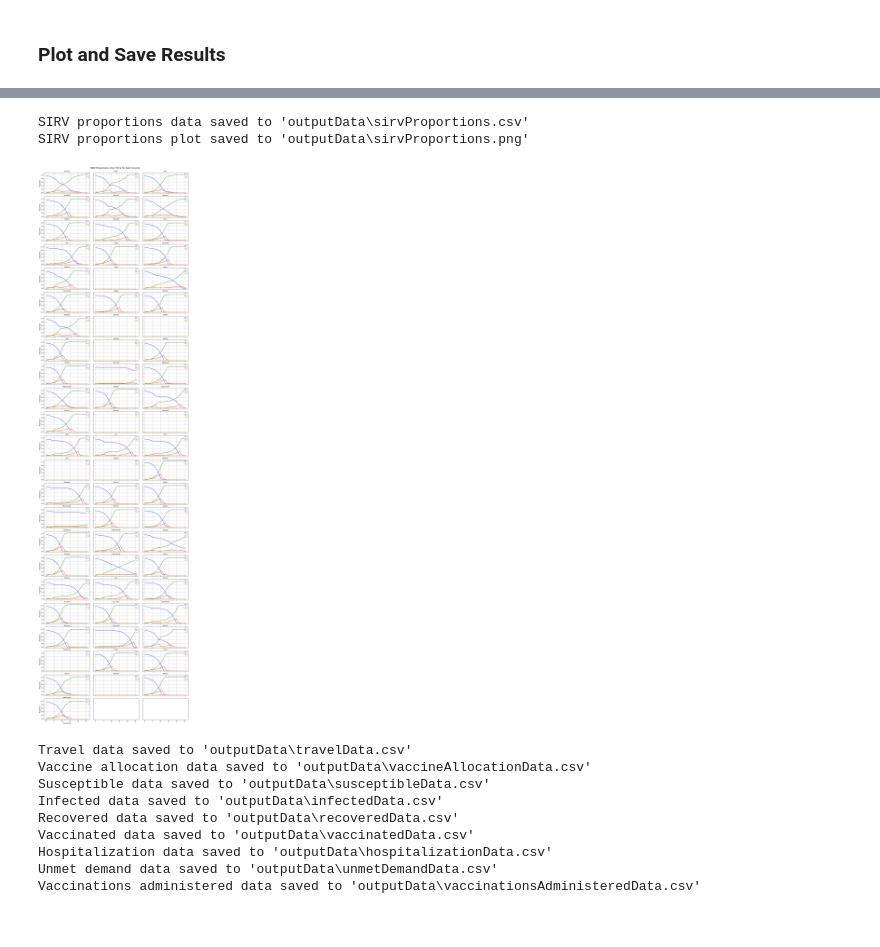
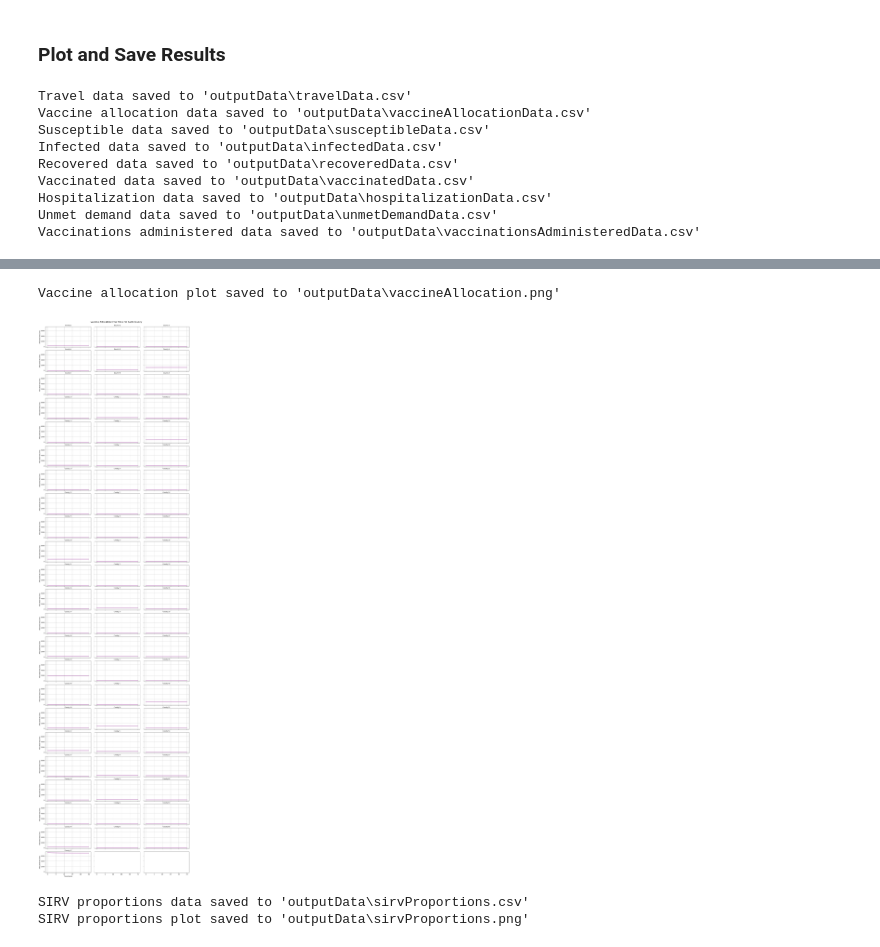
Before and after one commit to alexdelise/Data-Driven-SIRV-OR, a Jupyter notebook: codeSIRV.ipynb, the cells around one changed output, grey strips where cells are left out. Cells and saved outputs as stored; diff of their text form; code cells hidden in the pictures.

Commit message:
need to reformulate entire model pretty much

```diff
--- a/codeSIRV.ipynb
+++ b/codeSIRV.ipynb
@@ -192,7 +216,7 @@ def plot_unmet_demand(model, T_prime, I):
 ### Run the Model (Travel Constraints Not Working)
 # %%
 # Load data files
-distanceDF = pd.read_csv("inputData/Distance.csv", header=None)   # Distance between counties
+distanceDF = pd.read_csv("inputData/Sorted_Distance.csv", header=None)   # Distance between counties
 capacityDF = pd.read_csv("inputData/Capacity.csv", header=None)   # Healthcare facility capacities
 populationDF = pd.read_csv("inputData/Population.csv", header=None)  # Population per county
 vaccineDF = pd.read_csv("inputData/Florida_Weekly_Vaccine_Summary.csv")  # Weekly vaccination data
@@ -210,10 +234,10 @@ T = range(t_B, t_E + 1)        # Set of time periods
 T_prime = range(t_B, t_E + 1, psi)  # Set of decision-making time periods
 
 # Initial values for SIRV model (absolute counts)
-initial_S_fraction = 0.94
+initial_S_fraction = 0.99
 initial_I_fraction = 0.01
 initial_R_fraction = 0.00
-initial_X_fraction = 0.05
+initial_X_fraction = 0.00
 
 # Population for each county
 population = {i: populationDF.iloc[i-1, 0] for i in I}
@@ -226,15 +250,15 @@ initial_I = {i: initial_I_fraction * N[i] for i in I}  # Initial infected count
 initial_R = {i: initial_R_fraction * N[i] for i in I}  # Initial recovered count
 initial_X = {i: initial_X_fraction * N[i] for i in I}  # Initial vaccinated count
 
-# Model parameters
-beta = {i: 0.99 for i in I}            # Transmission rate for each county
-gamma = {i: 0.75 for i in I}           # Recovery rate for each county (e.g., 1 week infectious period)
-l = {i: 0.25 for i in I}               # Leaky vaccine probability for each county
-rho = {i: 0.15 for i in I}             # Hospitalization rate for each county
+# Updated model parameters
+beta = {i: 0.3 for i in I}            # Transmission rate for each county
+gamma = {i: 0.85 for i in I}           # Recovery rate for each county
+l = {i: 0.1 for i in I}               # Leaky vaccine probability for each county
+rho = {i: 0.1 for i in I}             # Hospitalization rate for each county
 C = {j: capacityDF.iloc[j-1, 0] for j in J}  # Capacity at each healthcare facility
-V_total = {t: 10000 for t in T_prime}   # Total vaccines available at each decision period
+V_total = {t: 20000 for t in T_prime}   # Total vaccines available at each decision period
 d = {(i, j): distanceDF.iloc[i-1, j-1] for i in I for j in J}  # Distance between counties
-D_max = 100                            # Max travel distance allowed for healthcare
+D_max = 150                            # Max travel distance allowed for healthcare
 M = 1e6                                # Large number for big-M constraints in linear programming
 
 # Ensure the output folder exists
@@ -348,22 +372,27 @@ Best objective 0.000000000000e+00, best bound 0.000000000000e+00, gap 0.0000%
 # %%
 
 if model.status == GRB.OPTIMAL:
+    saveDecisionVariables(Z, A, S, I_var, R, X, H, U, v, output_folder, T, T_prime, I, J)
     plot_unmet_demand(model, T_prime, I)
+    vaccineAllocationDf = pd.read_csv("outputData/vaccineAllocationData.csv")
+    plot_vaccine_allocation(vaccineAllocationDf, I, T_prime, output_folder)
     saveAndPlotSIRVProportions(S, I_var, R, X, population, I, T, output_folder)
-    saveDecisionVariables(Z, A, S, I_var, R, X, H, U, v, output_folder, T, T_prime, I, J)
+
+
 else:
     print("No optimal solution found.")
 # %% [output]
+Travel data saved to 'outputData\travelData.csv'
+Vaccine allocation data saved to 'outputData\vaccineAllocationData.csv'
+Susceptible data saved to 'outputData\susceptibleData.csv'
+Infected data saved to 'outputData\infectedData.csv'
+Recovered data saved to 'outputData\recoveredData.csv'
+Vaccinated data saved to 'outputData\vaccinatedData.csv'
+Hospitalization data saved to 'outputData\hospitalizationData.csv'
+Unmet demand data saved to 'outputData\unmetDemandData.csv'
+Vaccinations administered data saved to 'outputData\vaccinationsAdministeredData.csv'
 [figure]
-SIRV proportions data saved to 'outputData\sirvProportions.csv'
-SIRV proportions plot saved to 'outputData\sirvProportions.png'
+Vaccine allocation plot saved to 'outputData\vaccineAllocation.png'
-[figure, old version]
+[figure, new version]
-Travel data saved to 'outputData\travelData.csv'
-Vaccine allocation data saved to 'outputData\vaccineAllocationData.csv'
-Susceptible data saved to 'outputData\susceptibleData.csv'
-Infected data saved to 'outputData\infectedData.csv'
-Recovered data saved to 'outputData\recoveredData.csv'
-Vaccinated data saved to 'outputData\vaccinatedData.csv'
-Hospitalization data saved to 'outputData\hospitalizationData.csv'
-Unmet demand data saved to 'outputData\unmetDemandData.csv'
-Vaccinations administered data saved to 'outputData\vaccinationsAdministeredData.csv'
+SIRV proportions data saved to 'outputData\sirvProportions.csv'
+SIRV proportions plot saved to 'outputData\sirvProportions.png'
```
Also changed, not shown: parts of 3 cells of this notebook, 16 other files.
